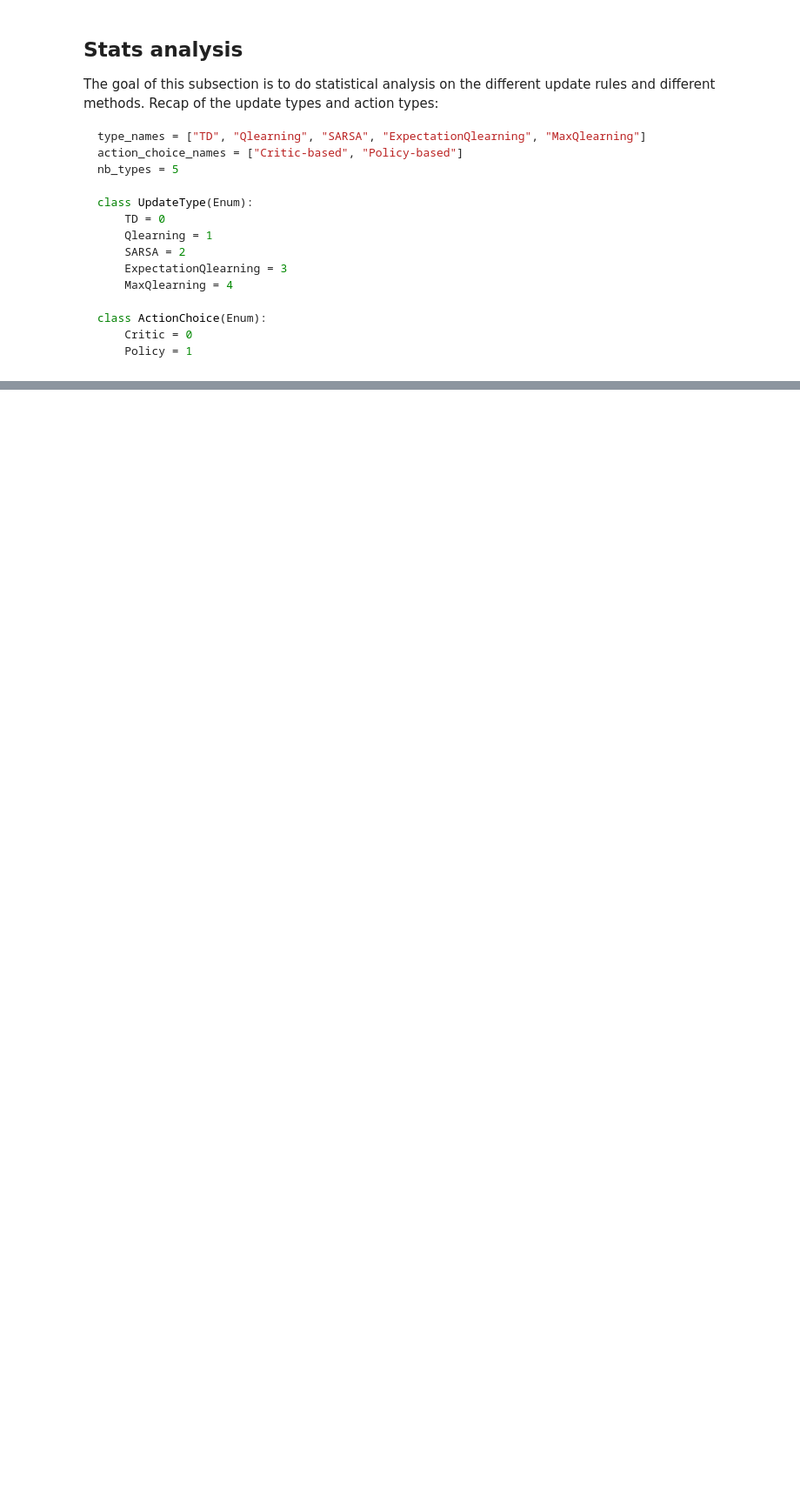
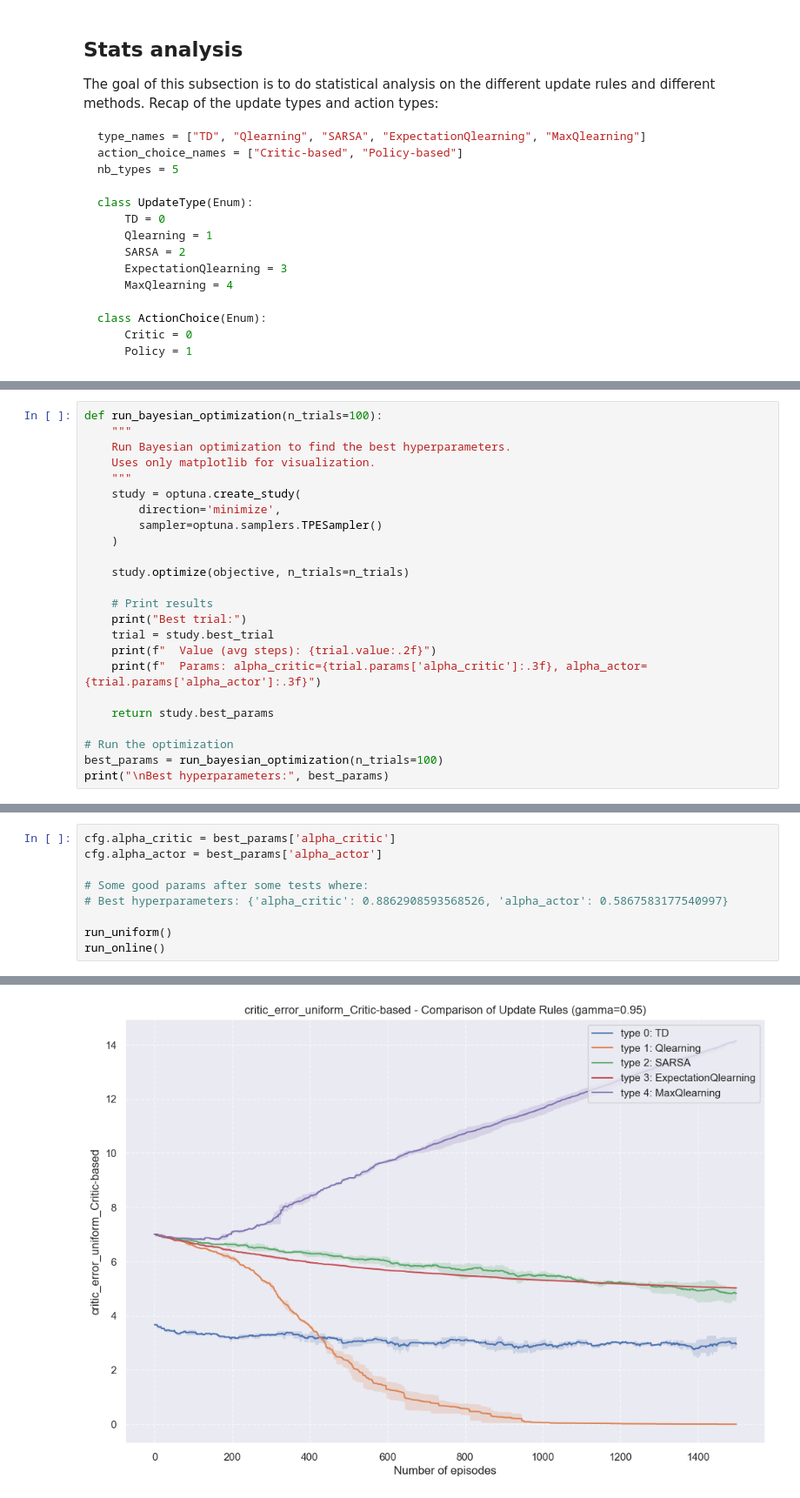
Before and after one commit to Titouaaaan/M2-MIND, a Jupyter notebook: RL/Project 1/14-actor-critic-2025.student.ipynb, the cells around one changed output, grey strips where cells are left out. Shown at 87% size. Drawn from its saved outputs; the diff is of its cells as text; blank space fills up the shorter version.

```diff
--- a/RL/Project 1/14-actor-critic-2025.student.ipynb
+++ b/RL/Project 1/14-actor-critic-2025.student.ipynb
@@ -822,0 +801,24 @@ print ('The best parameters founded using Grid search are: ', best_grid, '\n\n')
+# %%
+def run_bayesian_optimization(n_trials=100):
+    """
+    Run Bayesian optimization to find the best hyperparameters.
+    Uses only matplotlib for visualization.
+    """
+    study = optuna.create_study(
+        direction='minimize',
+        sampler=optuna.samplers.TPESampler()
+    )
+
+    study.optimize(objective, n_trials=n_trials)
+
+    # Print results
+    print("Best trial:")
+    trial = study.best_trial
+    print(f"  Value (avg steps): {trial.value:.2f}")
+    print(f"  Params: alpha_critic={trial.params['alpha_critic']:.3f}, alpha_actor={trial.params['alpha_actor']:.3f}")
+
+    return study.best_params
+
+# Run the optimization
+best_params = run_bayesian_optimization(n_trials=100)
+print("\nBest hyperparameters:", best_params)
@@ -822,0 +848,10 @@ print ('The best parameters founded using Grid search are: ', best_grid, '\n\n')
+# %%
+cfg.alpha_critic = best_params['alpha_critic']
+cfg.alpha_actor = best_params['alpha_actor']
+
+# Some good params after some tests where:
+# Best hyperparameters: {'alpha_critic': 0.8862908593568526, 'alpha_actor': 0.5867583177540997}
+
+run_uniform()
+run_online()
+# %% [output]
@@ -822,0 +860 @@ print ('The best parameters founded using Grid search are: ', best_grid, '\n\n')
+[figure, added]
```
Also changed, not shown: parts of 7 cells of this notebook, 16 other files.
